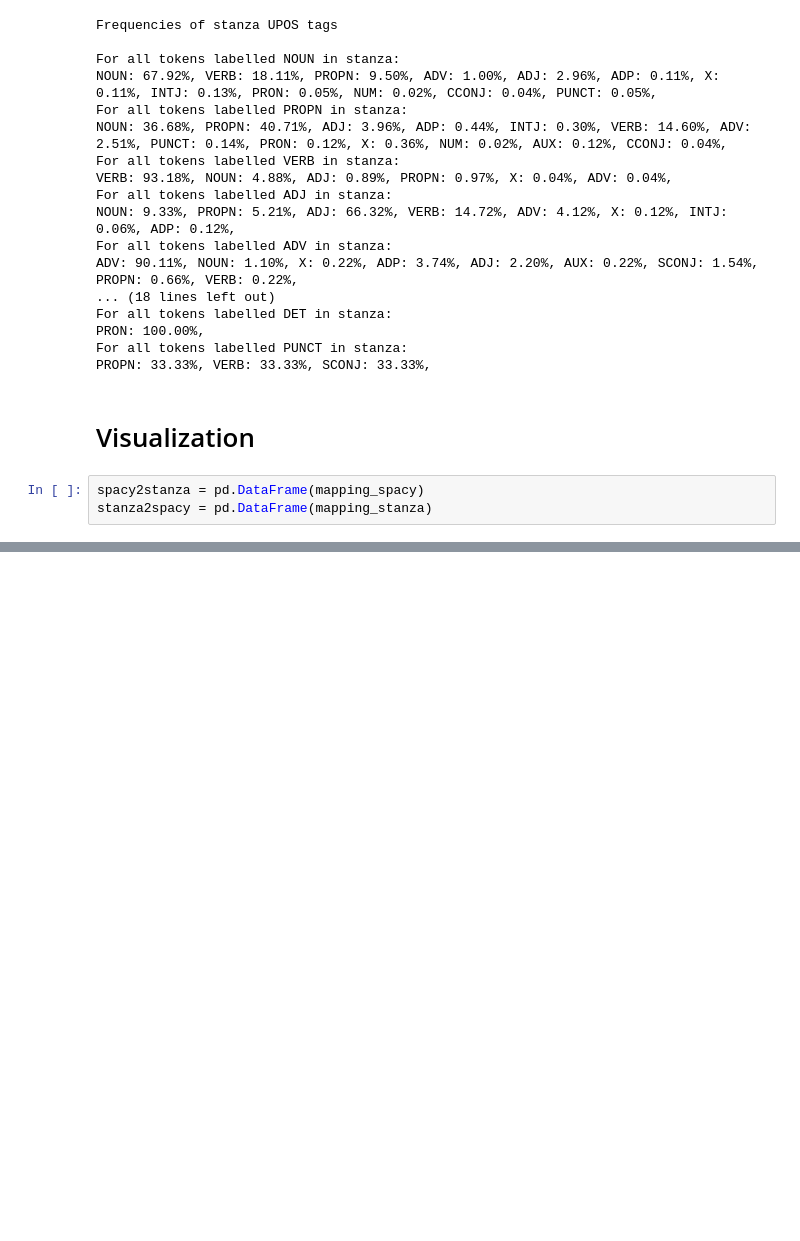
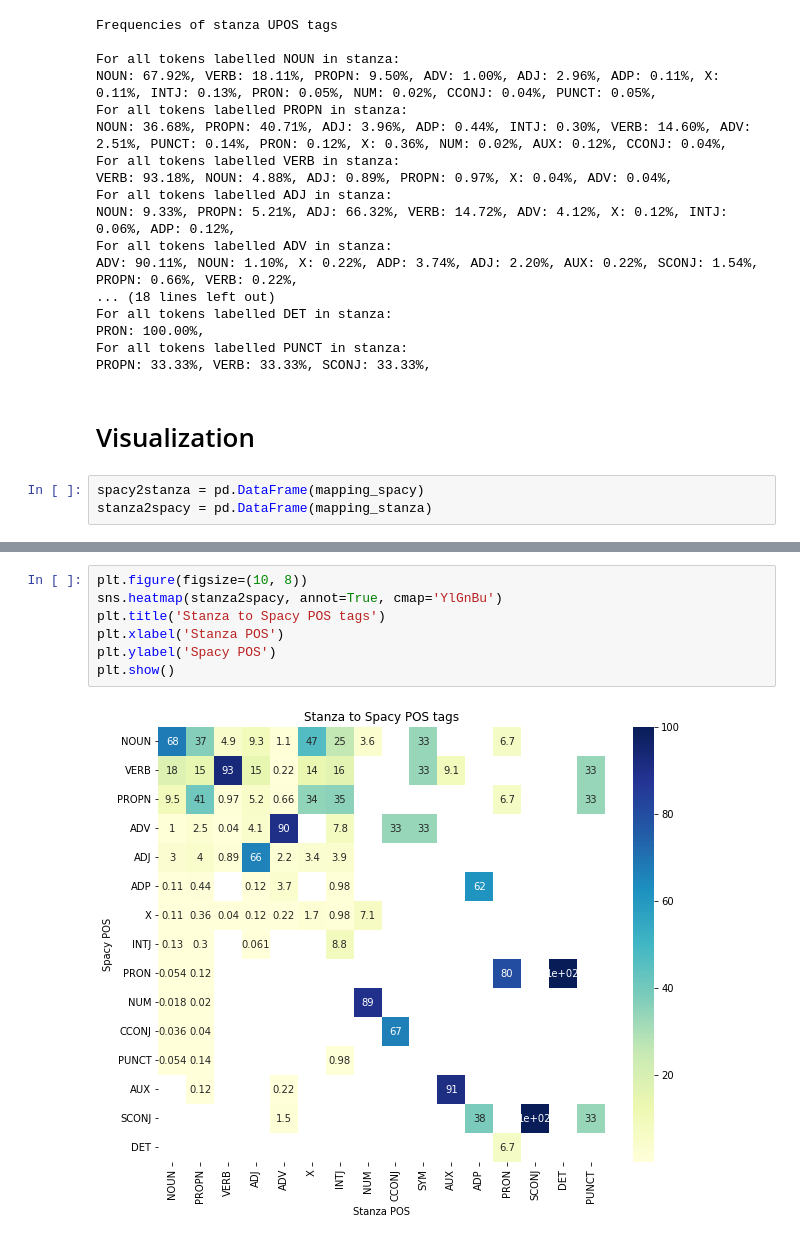
Before and after one commit to AnnaTokareff/data-science-project, a Jupyter notebook: part_2_pos_tagging.ipynb, the cells around one changed output, grey strips where cells are left out. Cells and saved outputs as stored; diff of their text form; blank space fills up the shorter version.

```diff
--- a/part_2_pos_tagging.ipynb
+++ b/part_2_pos_tagging.ipynb
@@ -154,0 +143,9 @@ plt.show()
+# %%
+plt.figure(figsize=(10, 8))
+sns.heatmap(stanza2spacy, annot=True, cmap='YlGnBu')
+plt.title('Stanza to Spacy POS tags')
+plt.xlabel('Stanza POS')
+plt.ylabel('Spacy POS')
+plt.show()
+# %% [output]
+[figure, added]
```
Also changed, not shown: parts of 3 cells of this notebook.
